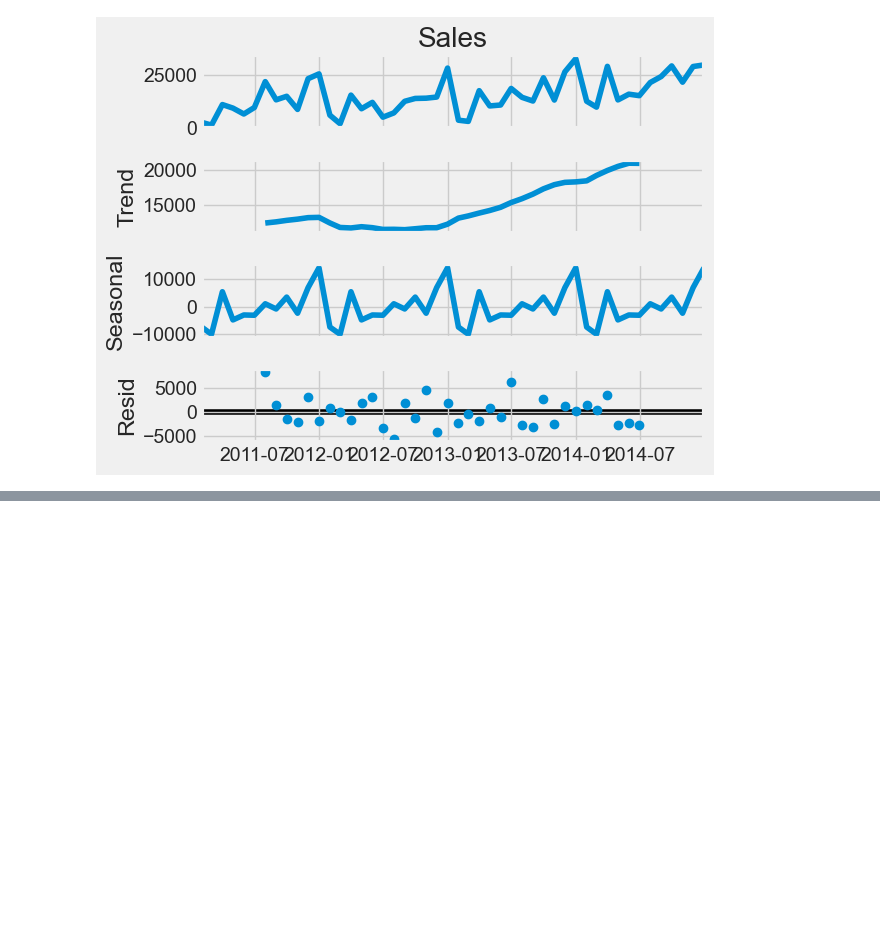
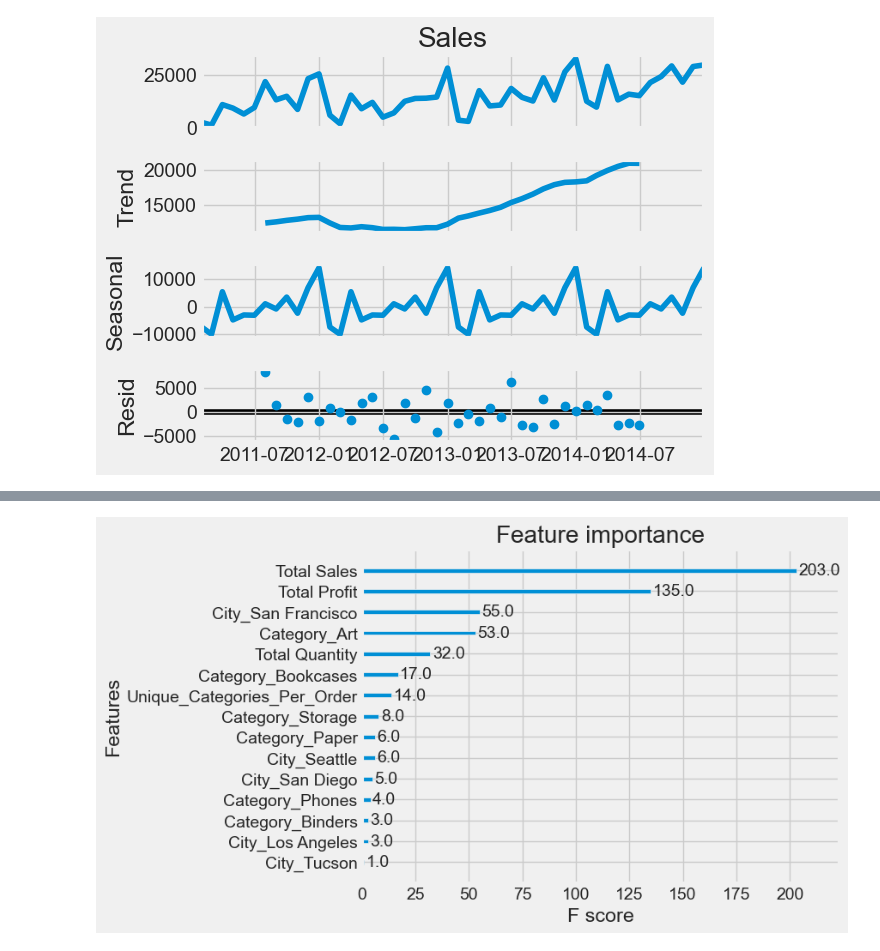
Before and after one commit to Clercminator/Walmart-Prediction-Project-NextGen, a Jupyter notebook: walmart_prediction.ipynb, the cells around one changed output, grey strips where cells are left out. Cells and saved outputs as stored; diff of their text form; code cells hidden in the pictures; blank space fills up the shorter version.

```diff
--- a/walmart_prediction.ipynb
+++ b/walmart_prediction.ipynb
@@ -411,0 +789,3 @@ plt.show()
+# %%
+# Fit GridSearchCV
+grid_search1.fit(X, y)
@@ -411,0 +822,3 @@ plt.show()
+# %%
+# Fit GridSearchCV
+grid_search2.fit(X, y)
@@ -411,0 +855,4 @@ plt.show()
+# %%
+# Alternatively, configure a new model with the best parameters
+final_xgbR = XGBRegressor(**grid_search1.best_params_)
+final_xgbR.fit(X_train, y_train)  # Fit the model on the entire dataset or split as appropriate
@@ -411,0 +871,3 @@ plt.show()
+# %%
+final_xgbC = XGBClassifier(**grid_search2.best_params_)
+final_xgbC.fit(X_train, y_train)  # Fit the model on the entire dataset or split as appropriate
@@ -411,0 +984,5 @@ plt.show()
+# %%
+plot_importance(final_xgbC)
+plt.show()
+# %% [output]
+[figure, added]
```
Also changed, not shown: parts of 60 cells of this notebook.
